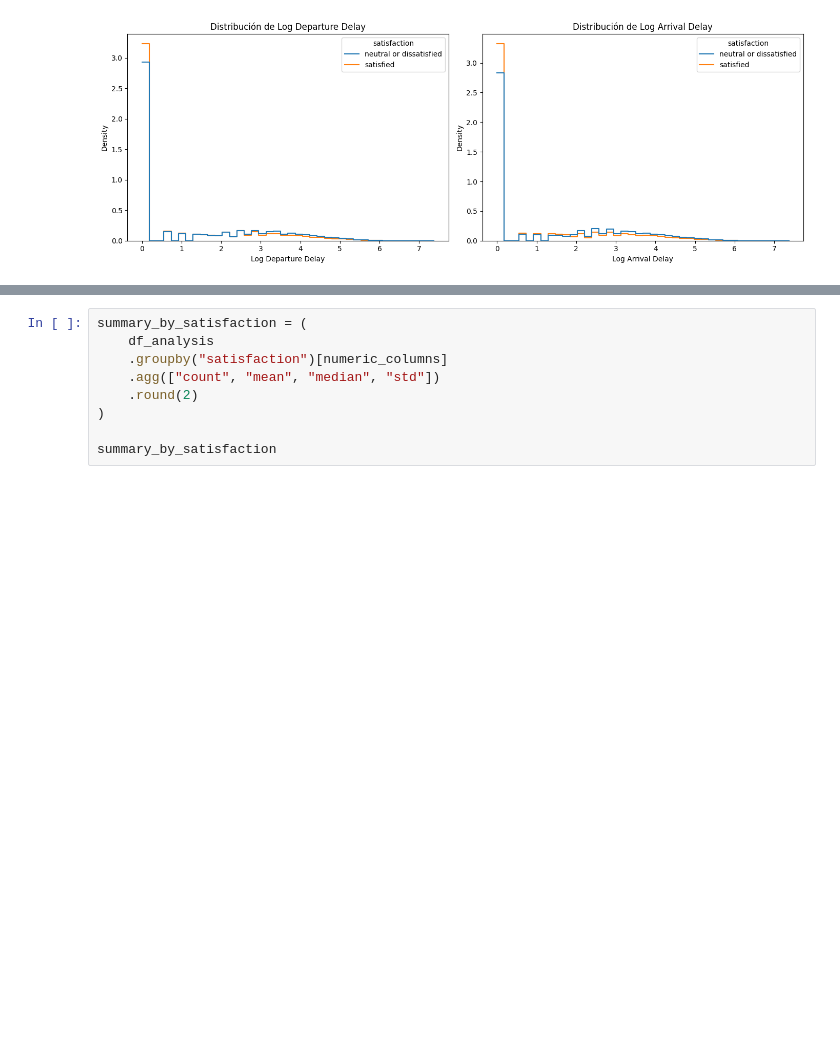
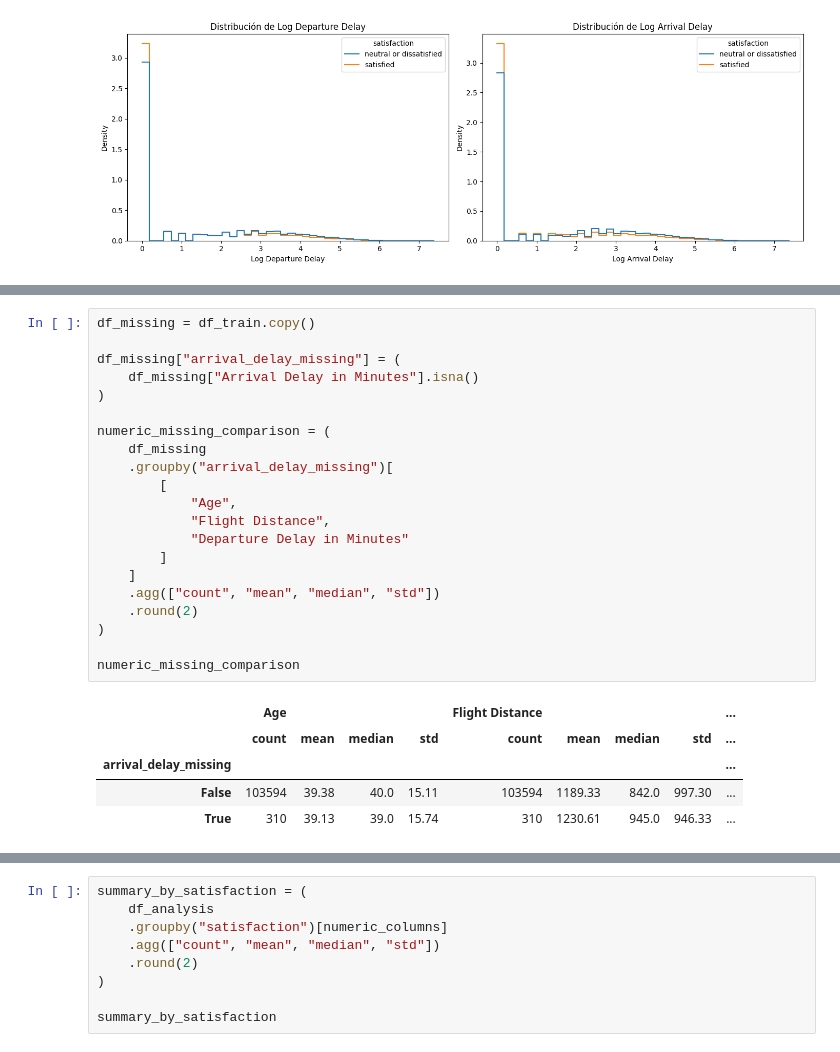
Before and after one commit to FIUBA-Posgrado-Inteligencia-Artificial/aprMaqI_CEIA, a Jupyter notebook: trabajo_practico/eda_airline_passenger.ipynb, the cells around one changed output, grey strips where cells are left out. Cells and saved outputs as stored; diff of their text form; blank space fills up the shorter version.

```diff
--- a/trabajo_practico/eda_airline_passenger.ipynb
+++ b/trabajo_practico/eda_airline_passenger.ipynb
@@ -708,0 +768,27 @@ plt.show()
+# %%
+df_missing = df_train.copy()
+
+df_missing["arrival_delay_missing"] = (
+    df_missing["Arrival Delay in Minutes"].isna()
+)
+
+numeric_missing_comparison = (
+    df_missing
+    .groupby("arrival_delay_missing")[
+        [
+            "Age",
+            "Flight Distance",
+            "Departure Delay in Minutes"
+        ]
+    ]
+    .agg(["count", "mean", "median", "std"])
+    .round(2)
+)
+
+numeric_missing_comparison
+# %% [output]
+|  | Age |  |  |  | Flight Distance |  |  |  | ... |
+|  | count | mean | median | std | count | mean | median | std | ... |
+| arrival_delay_missing |  |  |  |  |  |  |  |  | ... |
+| False | 103594 | 39.38 | 40.0 | 15.11 | 103594 | 1189.33 | 842.0 | 997.30 | ... |
+| True | 310 | 39.13 | 39.0 | 15.74 | 310 | 1230.61 | 945.0 | 946.33 | ... |
```
Also changed, not shown: parts of 5 cells of this notebook.
